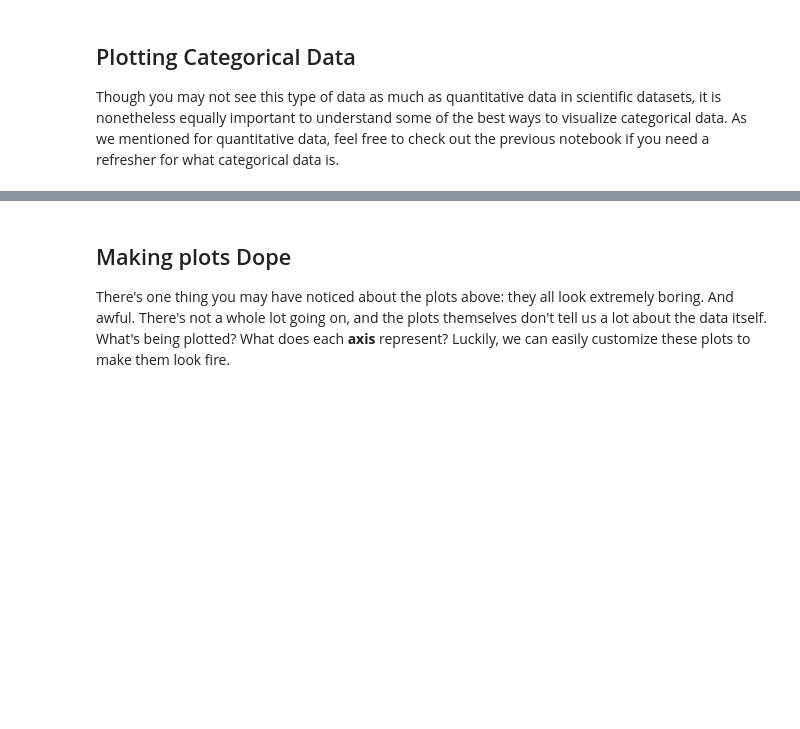
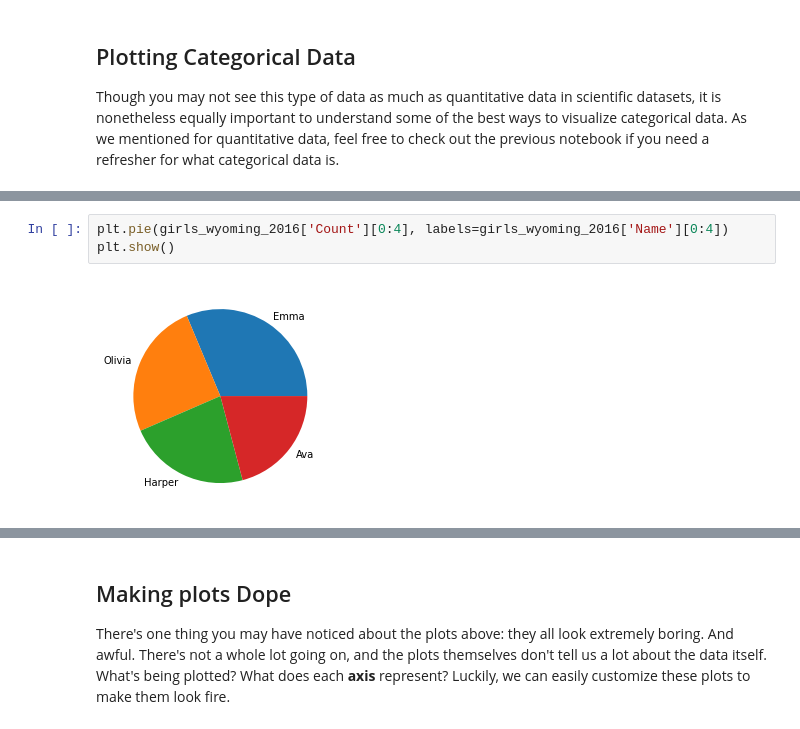
Before and after one commit to Sci-Teens/ecology-program, a Jupyter notebook: Lesson Three.ipynb, the cells around one changed output, grey strips where cells are left out. Saved outputs shown, nothing was run; the diff lists cells and outputs as text; blank space fills up the shorter version.

```diff
--- a/Lesson Three.ipynb
+++ b/Lesson Three.ipynb
@@ -59,0 +61,5 @@ Though you may not see this type of data as much as quantitative data in scienti
+# %%
+plt.pie(girls_wyoming_2016['Count'][0:4], labels=girls_wyoming_2016['Name'][0:4])
+plt.show()
+# %% [output]
+[figure, added]
```
Also changed, not shown: parts of 35 cells of this notebook.
